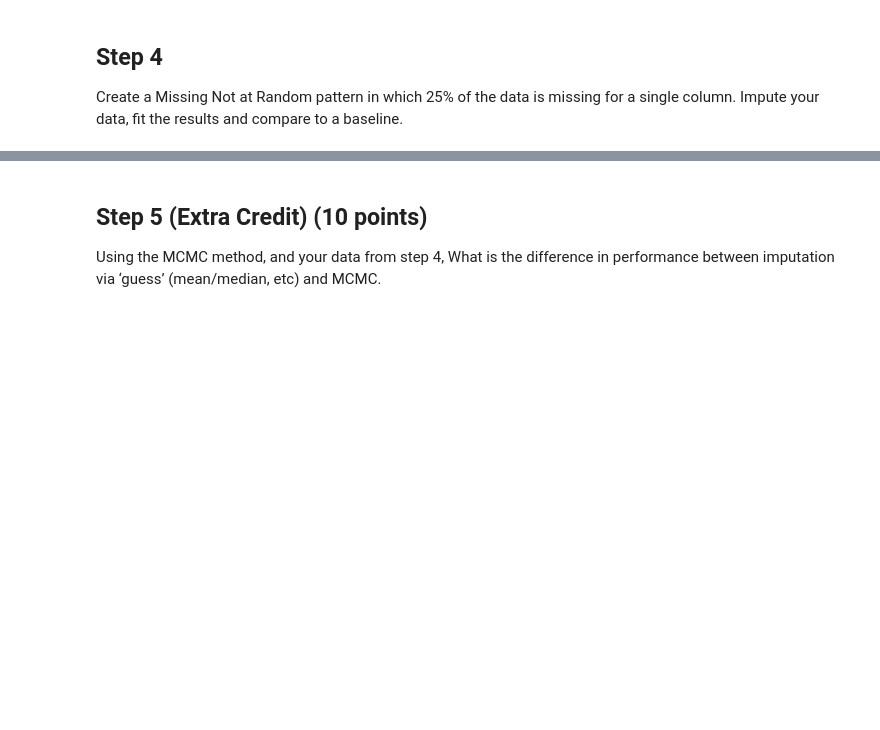
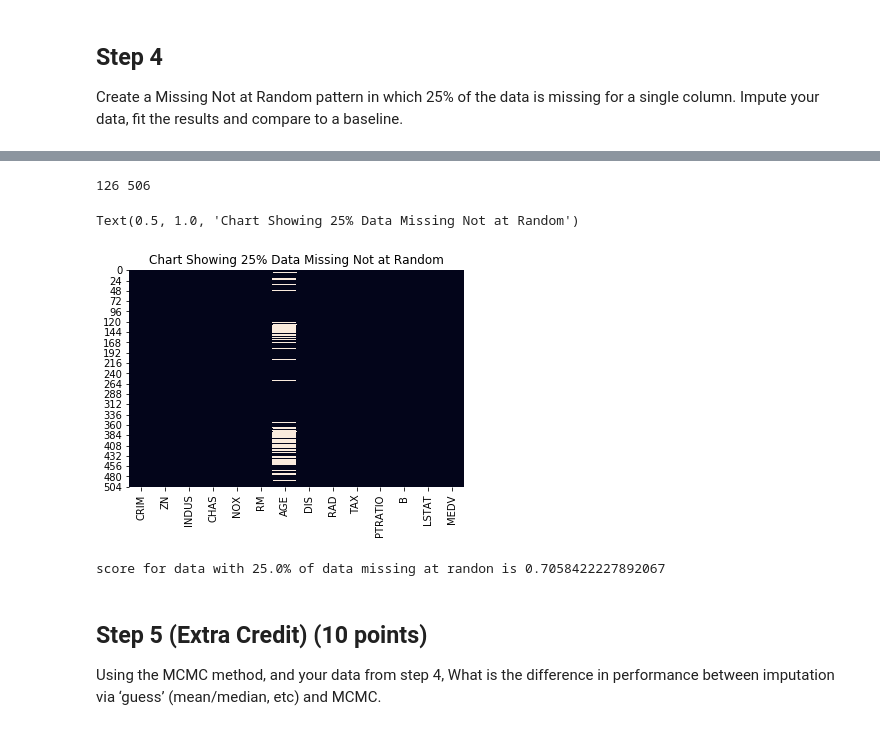
Before and after one commit to kjprice/smu-quantifying-the-world, a Jupyter notebook: CaseStudy5 aka Assignment10/Assignment10.ipynb, the cells around one changed output, grey strips where cells are left out. Saved outputs shown, nothing was run; the diff lists cells and outputs as text; code cells hidden in the pictures; blank space fills up the shorter version.

```diff
--- a/CaseStudy5 aka Assignment10/Assignment10.ipynb
+++ b/CaseStudy5 aka Assignment10/Assignment10.ipynb
@@ -406,3 +517,31 @@ Create a Missing Not at Random pattern in which 25% of the data is missing for a
+# %%
+def createMNAR(df, percentage):
+    dataCount = len(df)
+    perc = round(percentage * dataCount)
+    print(perc,dataCount)
+    topN = df.nlargest(perc, 'AGE')
+    minValue = topN.AGE.min()
+    df['AGE'].loc[df['AGE'] > minValue ] = np.nan
+    return df
+# %%
+df_Agemissing = createMNAR(boston, 0.25)
+sns.heatmap(df_Agemissing.isnull(), cbar=False).set_title('Chart Showing 25% Data Missing Not at Random')
+# %% [output]
+126 506
+Text(0.5, 1.0, 'Chart Showing 25% Data Missing Not at Random')
+[figure, added]
+# %%
+y25 = df_Agemissing['MEDV']
+
+X25 = df_Agemissing.drop('MEDV', axis = 1)
+
+X25_train, X25_test, y25_train, y25_test = train_test_split(X25, y25,test_size=0.3, random_state=42)
+pipeline.fit(X25_train, y25_train)
+y3_pred = pipeline.predict(X25_test)
+percentage = 0.25 * 100
+print("score for data with {}% of data missing at randon is {}".format(percentage,pipeline.score(X25_test, y25_test)))
+# %% [output]
+score for data with 25.0% of data missing at randon is 0.7058422227892067
 # %% [markdown]
 ## Step 5 (Extra Credit) (10 points)
 
```
Also changed, not shown: parts of 11 cells of this notebook.
